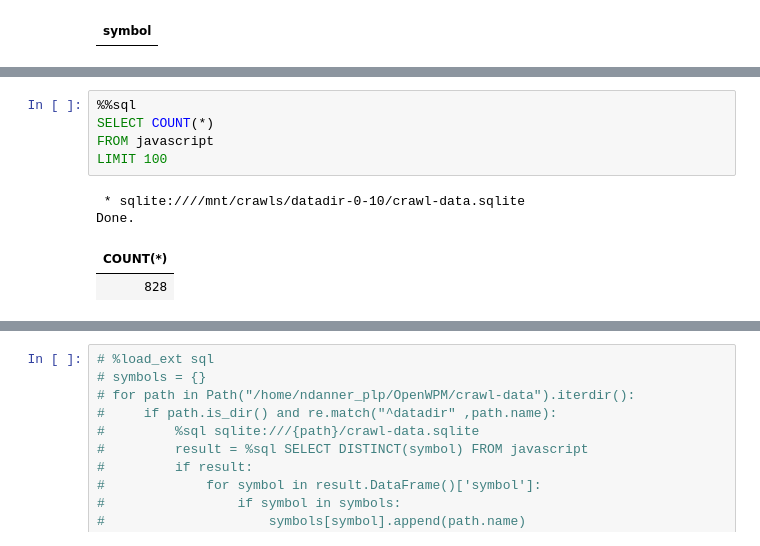
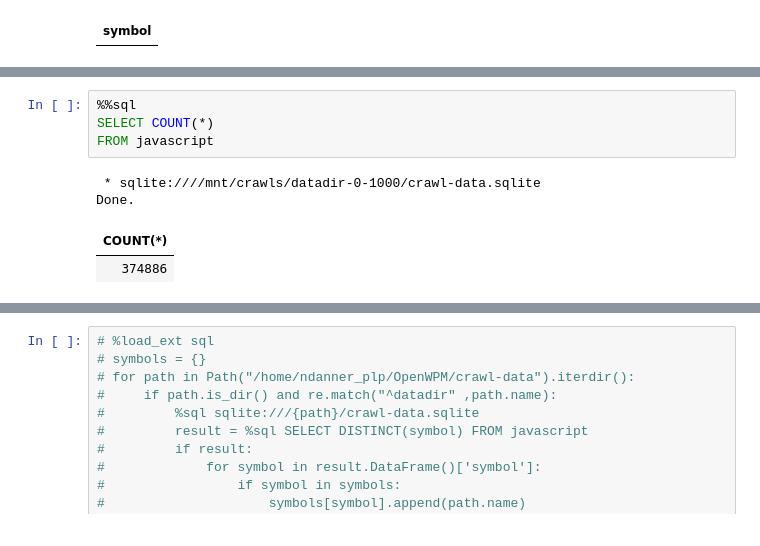
Before and after one commit to tim-stephenson/OpenWPM-Data-Analytics, a Jupyter notebook: main/notebook.ipynb, the cells around one changed output, grey strips where cells are left out. Drawn from its saved outputs; the diff is of its cells as text.

```diff
--- a/main/notebook.ipynb
+++ b/main/notebook.ipynb
@@ -72,10 +90,9 @@ Done.
 # %%
 %%sql
 SELECT COUNT(*)
 FROM javascript
-LIMIT 100
 # %% [output]
- * sqlite:////mnt/crawls/datadir-0-10/crawl-data.sqlite
+ * sqlite:////mnt/crawls/datadir-0-1000/crawl-data.sqlite
 Done.
 | COUNT(*) |
-| 828 |
+| 374886 |
```
Also changed, not shown: parts of 7 cells of this notebook, 7 other files.
